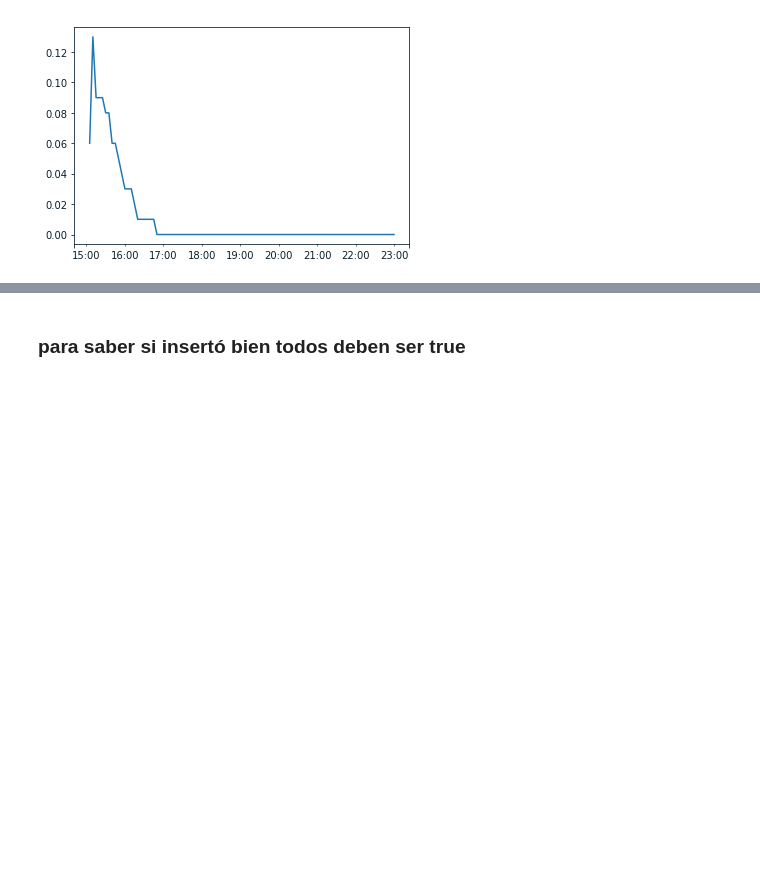
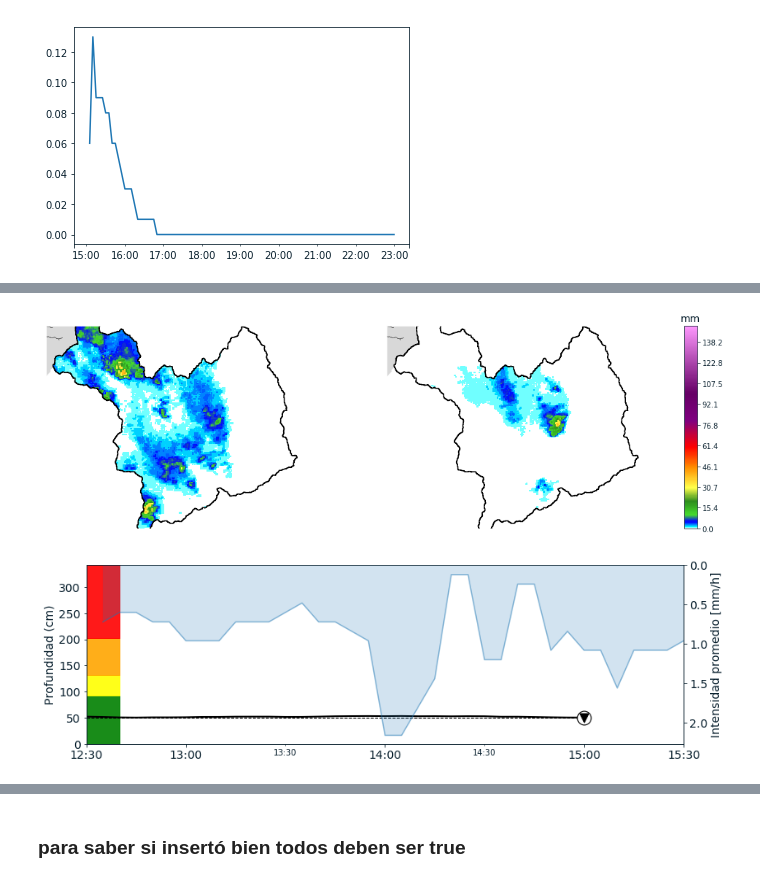
Before and after one commit to vanesalo10/CPR, a Jupyter notebook: migration/test.ipynb, the cells around one changed output, grey strips where cells are left out. Saved outputs shown, nothing was run; the diff lists cells and outputs as text; code cells hidden in the pictures; blank space fills up the shorter version.

```diff
--- a/migration/test.ipynb
+++ b/migration/test.ipynb
@@ -66,3 +81,3 @@ el resultado de la investación del dron asesino...
 # %%
-self.level(start,end)
+self.rain_report(start)
 # %% [output]
@@ -85,0 +86,2 @@ Freq: T, Name: NI, Length: 481, dtype: float64
+[figure, added]
+[figure, added]
```
Also changed, not shown: parts of 11 cells of this notebook, 1 other file.
